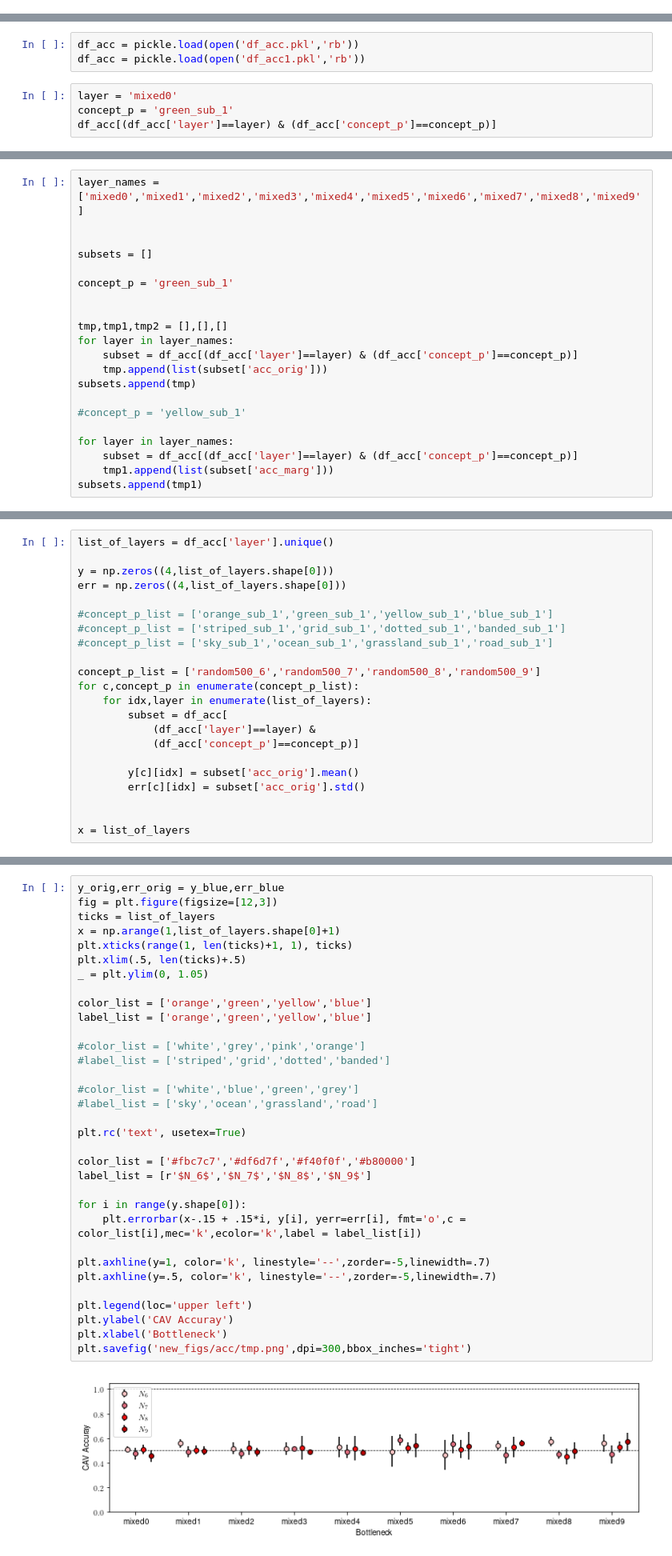
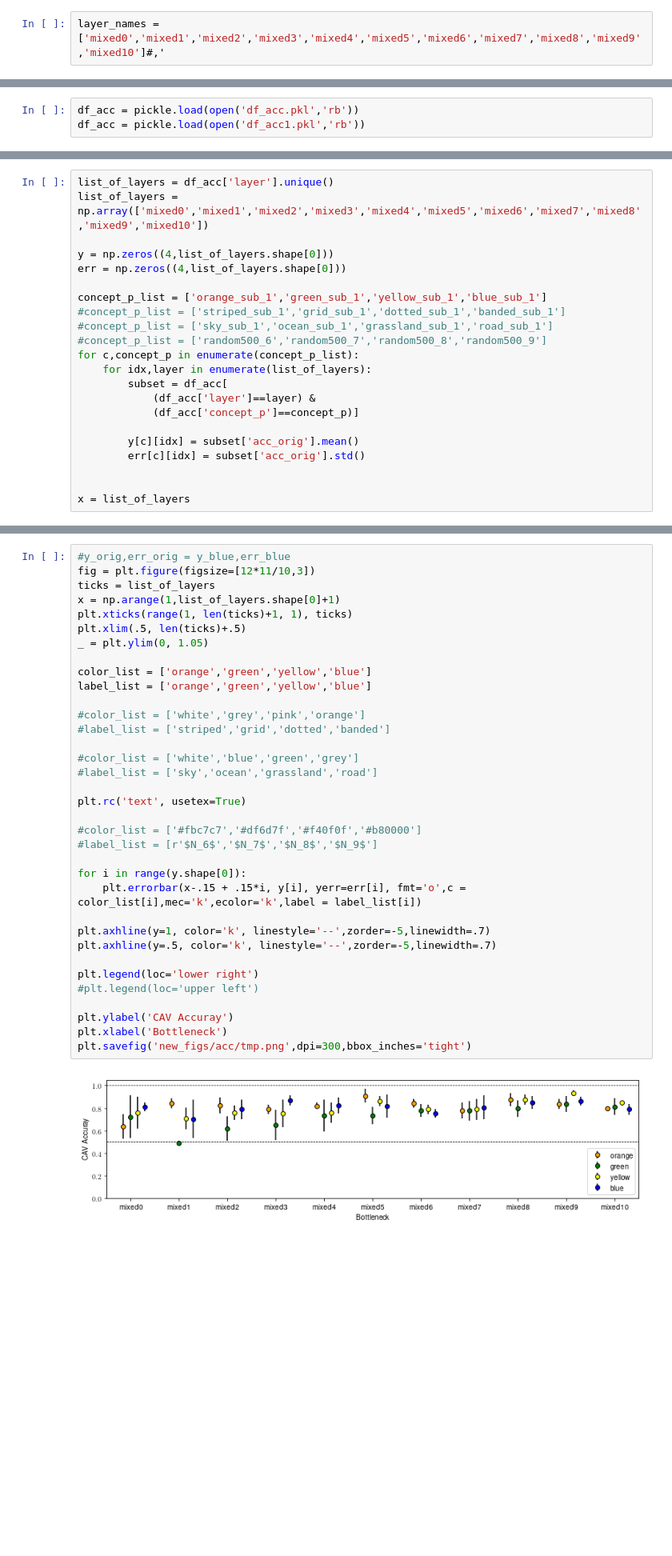
Before and after one commit to tyler-martin-12/tcav_on_azure, a Jupyter notebook: lets_plot.ipynb, the cells around one changed output, grey strips where cells are left out. Shown: that part at 80% size. Cells and saved outputs as stored; diff of their text form; blank space fills up the shorter version.

```diff
--- a/lets_plot.ipynb
+++ b/lets_plot.ipynb
@@ -29,3 +33,5 @@ for layer in layer_names:
+# %%
+layer_names = ['mixed0','mixed1','mixed2','mixed3','mixed4','mixed5','mixed6','mixed7','mixed8','mixed9','mixed10']#,'
 # %%
 target_class = 'zebra_50'
 concept_p = 'striped_sub_1'
@@ -369,7 +392,3 @@ array([ 0.36043895,  0.04016854, -0.17832181, -0.13042383, -0.03544704,
 # %%
 df_acc = pickle.load(open('df_acc.pkl','rb'))
 df_acc = pickle.load(open('df_acc1.pkl','rb'))
-# %%
-layer = 'mixed0'
-concept_p = 'green_sub_1'
-df_acc[(df_acc['layer']==layer) & (df_acc['concept_p']==concept_p)]
@@ -393,21 +394,0 @@ array(['green_sub_1', 'green_sub_2', 'yellow_sub_1', 'yellow_sub_2',
-# %%
-layer_names = ['mixed0','mixed1','mixed2','mixed3','mixed4','mixed5','mixed6','mixed7','mixed8','mixed9']
-
-
-subsets = []
-
-concept_p = 'green_sub_1'
-
-
-tmp,tmp1,tmp2 = [],[],[]
-for layer in layer_names:
-    subset = df_acc[(df_acc['layer']==layer) & (df_acc['concept_p']==concept_p)]
-    tmp.append(list(subset['acc_orig']))
-subsets.append(tmp)
-
-#concept_p = 'yellow_sub_1'
-
-for layer in layer_names:
-    subset = df_acc[(df_acc['layer']==layer) & (df_acc['concept_p']==concept_p)]
-    tmp1.append(list(subset['acc_marg']))
-subsets.append(tmp1)
@@ -456,14 +422,14 @@ array([[0., 0., 0., 0., 0., 0., 0., 0., 0., 0.],
 # %%
 list_of_layers = df_acc['layer'].unique()
+list_of_layers = np.array(['mixed0','mixed1','mixed2','mixed3','mixed4','mixed5','mixed6','mixed7','mixed8','mixed9','mixed10'])
 
 y = np.zeros((4,list_of_layers.shape[0]))
 err = np.zeros((4,list_of_layers.shape[0]))
 
-#concept_p_list = ['orange_sub_1','green_sub_1','yellow_sub_1','blue_sub_1']
+concept_p_list = ['orange_sub_1','green_sub_1','yellow_sub_1','blue_sub_1']
 #concept_p_list = ['striped_sub_1','grid_sub_1','dotted_sub_1','banded_sub_1']
 #concept_p_list = ['sky_sub_1','ocean_sub_1','grassland_sub_1','road_sub_1']
-
-concept_p_list = ['random500_6','random500_7','random500_8','random500_9']
+#concept_p_list = ['random500_6','random500_7','random500_8','random500_9']
 for c,concept_p in enumerate(concept_p_list):
     for idx,layer in enumerate(list_of_layers):
         subset = df_acc[
@@ -487,37 +453,39 @@ rc('font',**{'family':'sans-serif','sans-serif':['Helvetica']})
 #rc('font',**{'family':'serif','serif':['Palatino']})
 rc('text', usetex=True)
 # %%
-y_orig,err_orig = y_blue,err_blue
-fig = plt.figure(figsize=[12,3])
+#y_orig,err_orig = y_blue,err_blue
+fig = plt.figure(figsize=[12*11/10,3])
 ticks = list_of_layers
 x = np.arange(1,list_of_layers.shape[0]+1)
 plt.xticks(range(1, len(ticks)+1, 1), ticks)
 plt.xlim(.5, len(ticks)+.5)
 _ = plt.ylim(0, 1.05)
 
 color_list = ['orange','green','yellow','blue']
 label_list = ['orange','green','yellow','blue']
 
 #color_list = ['white','grey','pink','orange']
 #label_list = ['striped','grid','dotted','banded']
 
 #color_list = ['white','blue','green','grey']
 #label_list = ['sky','ocean','grassland','road']
 
 plt.rc('text', usetex=True)
 
-color_list = ['#fbc7c7','#df6d7f','#f40f0f','#b80000']
-label_list = [r'$N_6$','$N_7$','$N_8$','$N_9$']
+#color_list = ['#fbc7c7','#df6d7f','#f40f0f','#b80000']
+#label_list = [r'$N_6$','$N_7$','$N_8$','$N_9$']
 
 for i in range(y.shape[0]):
     plt.errorbar(x-.15 + .15*i, y[i], yerr=err[i], fmt='o',c = color_list[i],mec='k',ecolor='k',label = label_list[i])
 
 plt.axhline(y=1, color='k', linestyle='--',zorder=-5,linewidth=.7)
 plt.axhline(y=.5, color='k', linestyle='--',zorder=-5,linewidth=.7)
 
-plt.legend(loc='upper left')
+plt.legend(loc='lower right')
+#plt.legend(loc='upper left')
+
 plt.ylabel('CAV Accuray')
 plt.xlabel('Bottleneck')
 plt.savefig('new_figs/acc/tmp.png',dpi=300,bbox_inches='tight')
 # %% [output]
-[figure, old version]
+[figure, new version]
```
Also changed, not shown: parts of 87 cells of this notebook, 12 other files.
